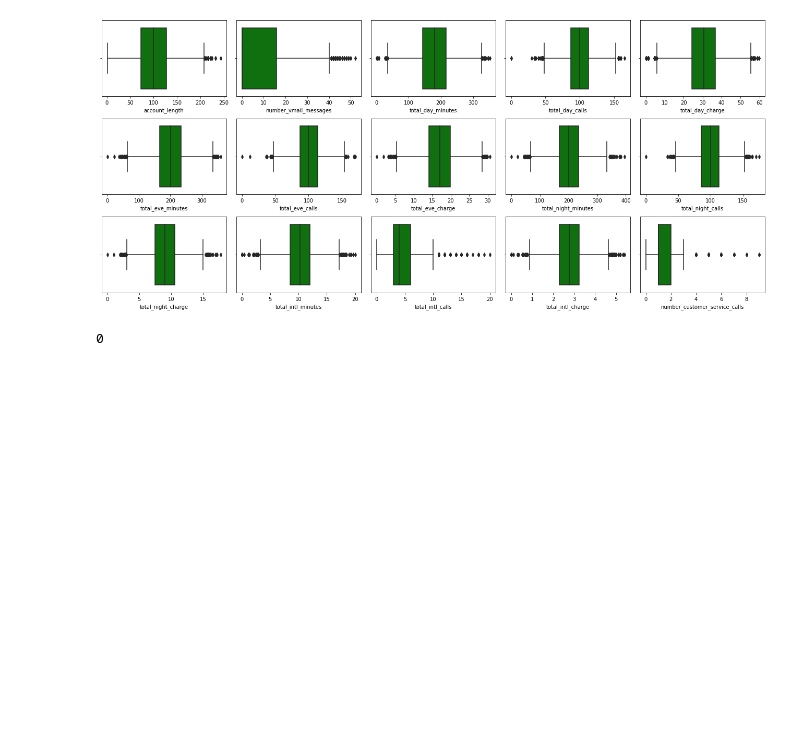
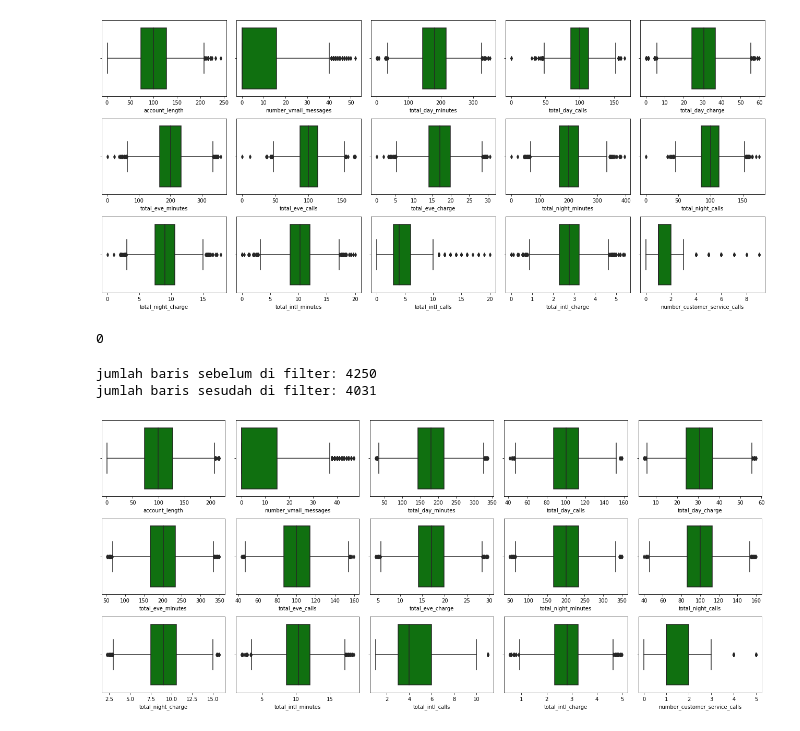
Before and after one commit to hafildabelafadhilah/MachineLearning, a Jupyter notebook: Supervised_Learning_Classification.ipynb, the cells around one changed output. Saved outputs shown, nothing was run; the diff lists cells and outputs as text; code cells hidden in the pictures; blank space fills up the shorter version.

```diff
--- a/Supervised_Learning_Classification.ipynb
+++ b/Supervised_Learning_Classification.ipynb
@@ -134,0 +136,23 @@ df.duplicated().sum()
+# %%
+#Handling outlier
+print(f'jumlah baris sebelum di filter: {len(df)}')
+
+filter_entries=np.array([True]*len(df))
+for col in num:
+  zscore = abs(stats.zscore(df[col]))
+  filter_entries= (zscore < 3) & filter_entries
+
+df1=df[filter_entries]
+print(f'jumlah baris sesudah di filter: {len(df1)}')
+# %% [output]
+jumlah baris sebelum di filter: 4250
+jumlah baris sesudah di filter: 4031
+# %%
+#cek sebaran data setelah handling outlier
+plt.figure(figsize=(18,8))
+for i in range (0,len(num)):
+  plt.subplot(3, len(num)/3, i+1)
+  sns.boxplot(df1[num[i]], color='green', orient='v')
+  plt.tight_layout()
+# %% [output]
+[figure, added]
```
Also changed, not shown: parts of 43 cells of this notebook.
